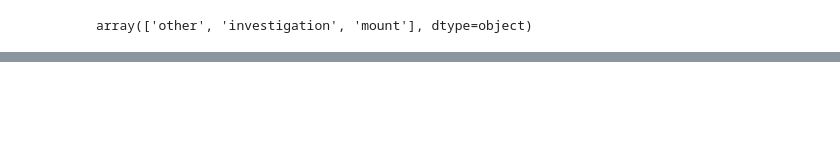
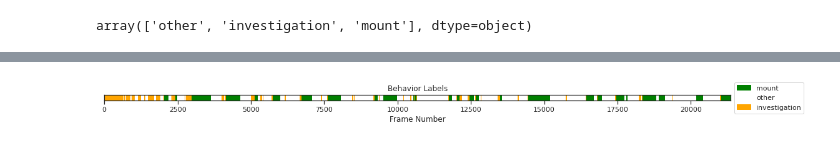
Before and after one commit to gastonbujia/curso-visualizacion-datos-SAN-2022, a Jupyter notebook: notebooks/SAN_dia_2/solucion/sol_notebook_comportamiento_social_calms21.ipynb, the cells around one changed output, grey strips where cells are left out. Saved outputs shown, nothing was run; the diff lists cells and outputs as text; code cells hidden in the pictures; blank space fills up the shorter version.

```diff
--- a/notebooks/SAN_dia_2/solucion/sol_notebook_comportamiento_social_calms21.ipynb
+++ b/notebooks/SAN_dia_2/solucion/sol_notebook_comportamiento_social_calms21.ipynb
@@ -823,0 +319,12 @@ def normalize_data(orig_pose_dictionary, rotate=False):
+# %%
+# Vamos a seleccionar las columnas y crear las de distancia
+body_parts    = ["nose", "left_ear", "right_ear", "neck", "left_hip", "right_hip", "tail_base"]
+cols_intruder = [f"keypoints_mousse_intruder_{coord}_"+part for coord in ["x","y"] for part in body_parts ] # esto es lo que se conoce como lista por comprehension
+cols_resident = [f"keypoints_mousse_resident_{coord}_"+part for coord in ["x","y"] for part in body_parts ]
+# Hacemos la diferencia coordenada a coordenada
+diff_array    = df_filter[cols_intruder].values-df_filter[cols_resident].values
+print(diff_array.shape)
+
+# Diff ahora tiene las diferencias coordenada a coordenada, nos falta recorrer las partes del cuerpo y calcular la norma vectorial para obtener las distnacias
+for i, part in enumerate(body_parts): # enumerate nos devuelve una tupla (i, part) donde el i es la enumeración de los objetos que hay dentro de la lista
+    df_filter[f"distance_{part}"] = np.linalg.norm(diff_array[:,[i,i+7]],axis=1) # 7 porque las columnas son las 7 partes del cuerpo
@@ -823,0 +619,11 @@ def normalize_data(orig_pose_dictionary, rotate=False):
+# %%
+annotation_sequence = single_sequence['annotations']
+text_sequence = num_to_text(annotation_sequence)
+sns.set(style="ticks")
+plot_behavior_raster(
+    text_sequence,
+    start_frame=0,
+    stop_frame=len(annotation_sequence)
+    )
+# %% [output]
+[figure, added]
```
Also changed, not shown: parts of 76 cells of this notebook.
